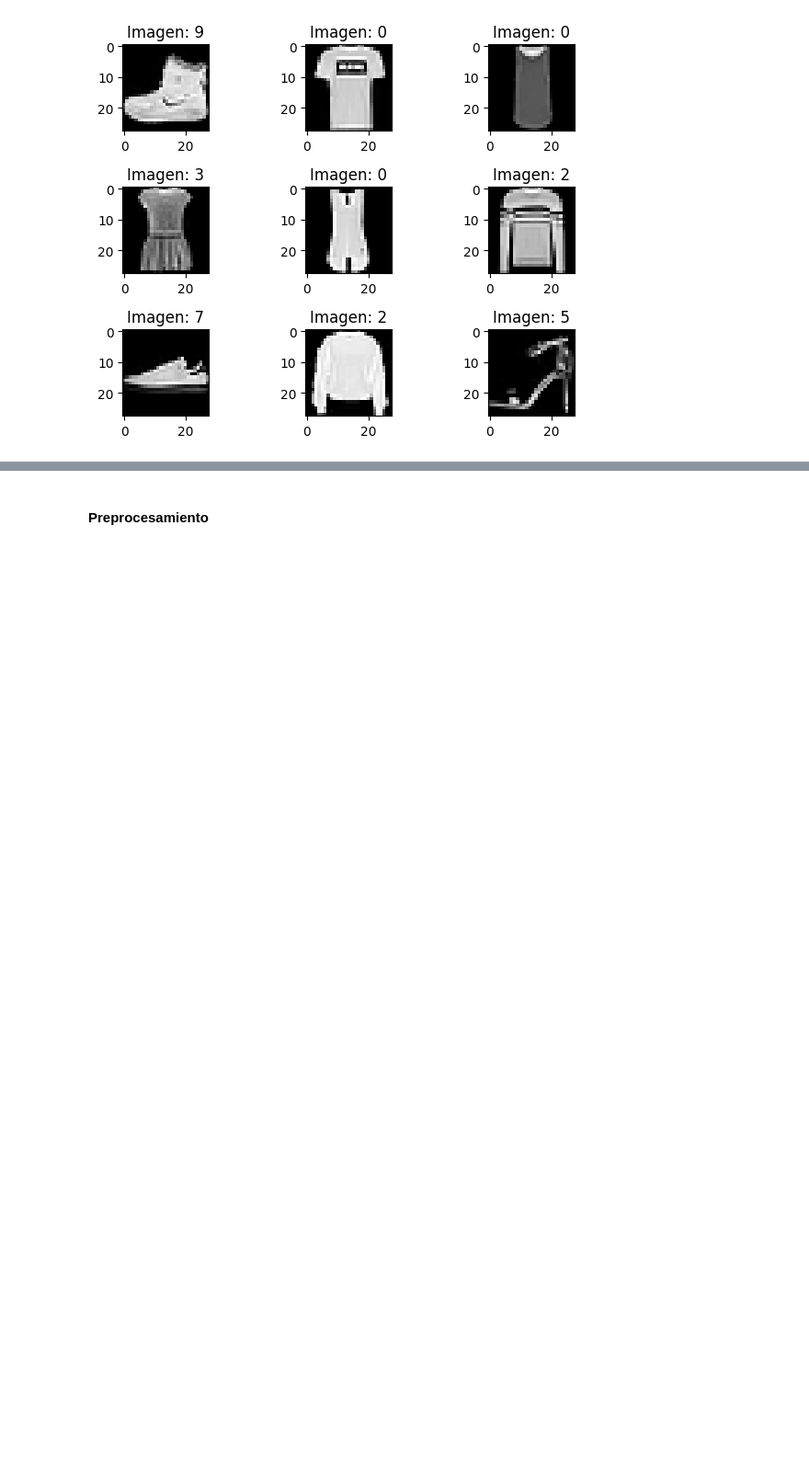
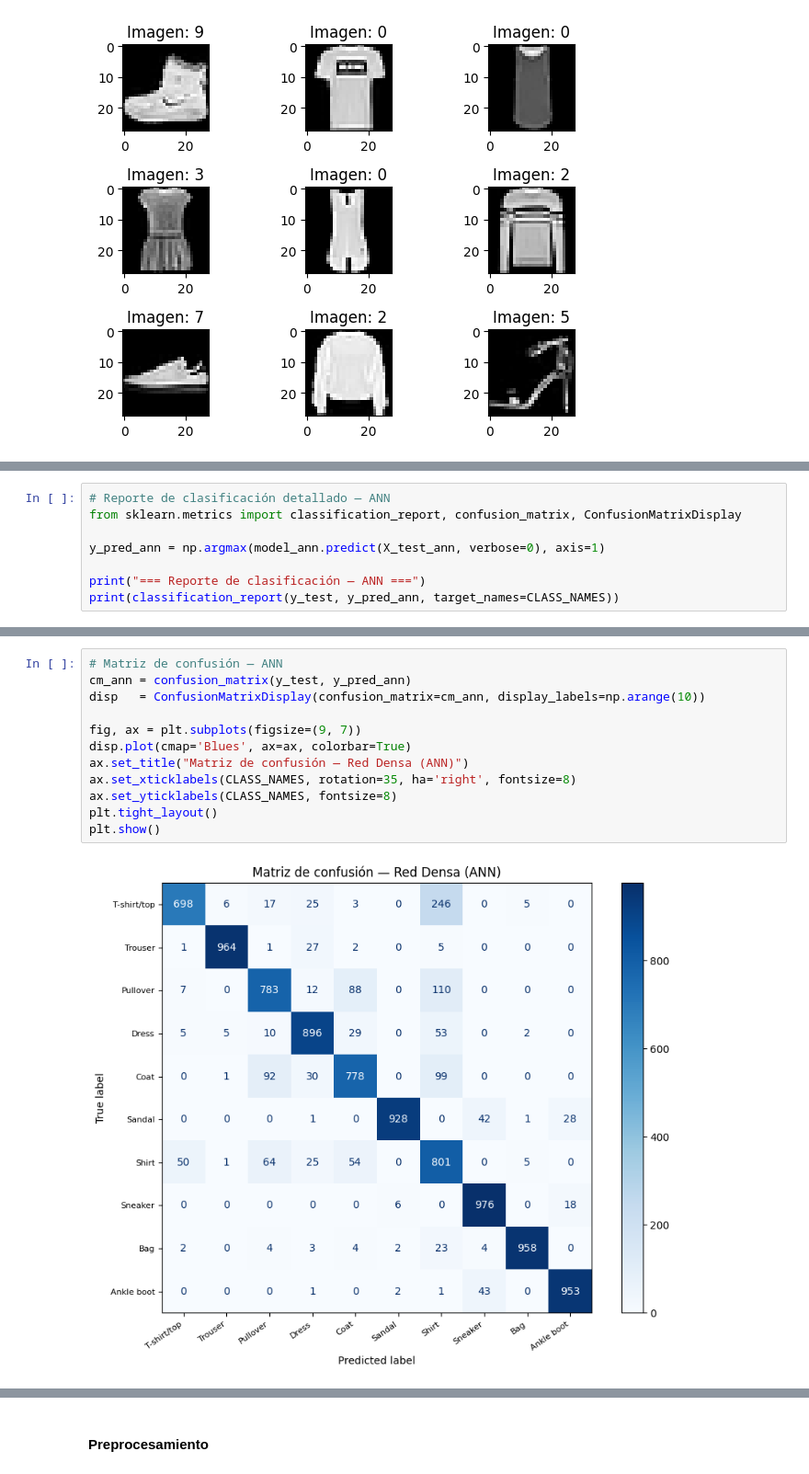
Before and after one commit to luisleonb/Proyecto_M8_ABP, a Jupyter notebook: Proyecto_Módulo_8_ABP.ipynb, the cells around one changed output, grey strips where cells are left out. Shown at 92% size. Drawn from its saved outputs; the diff is of its cells as text; blank space fills up the shorter version.

```diff
--- a/Proyecto_Módulo_8_ABP.ipynb
+++ b/Proyecto_Módulo_8_ABP.ipynb
@@ -77,0 +269,8 @@ for i in range(9):
+# %%
+# Reporte de clasificación detallado — ANN
+from sklearn.metrics import classification_report, confusion_matrix, ConfusionMatrixDisplay
+
+y_pred_ann = np.argmax(model_ann.predict(X_test_ann, verbose=0), axis=1)
+
+print("=== Reporte de clasificación — ANN ===")
+print(classification_report(y_test, y_pred_ann, target_names=CLASS_NAMES))
@@ -77,0 +295,14 @@ for i in range(9):
+# %%
+# Matriz de confusión — ANN
+cm_ann = confusion_matrix(y_test, y_pred_ann)
+disp   = ConfusionMatrixDisplay(confusion_matrix=cm_ann, display_labels=np.arange(10))
+
+fig, ax = plt.subplots(figsize=(9, 7))
+disp.plot(cmap='Blues', ax=ax, colorbar=True)
+ax.set_title("Matriz de confusión — Red Densa (ANN)")
+ax.set_xticklabels(CLASS_NAMES, rotation=35, ha='right', fontsize=8)
+ax.set_yticklabels(CLASS_NAMES, fontsize=8)
+plt.tight_layout()
+plt.show()
+# %% [output]
+[figure, added]
```
Also changed, not shown: parts of 64 cells of this notebook.
